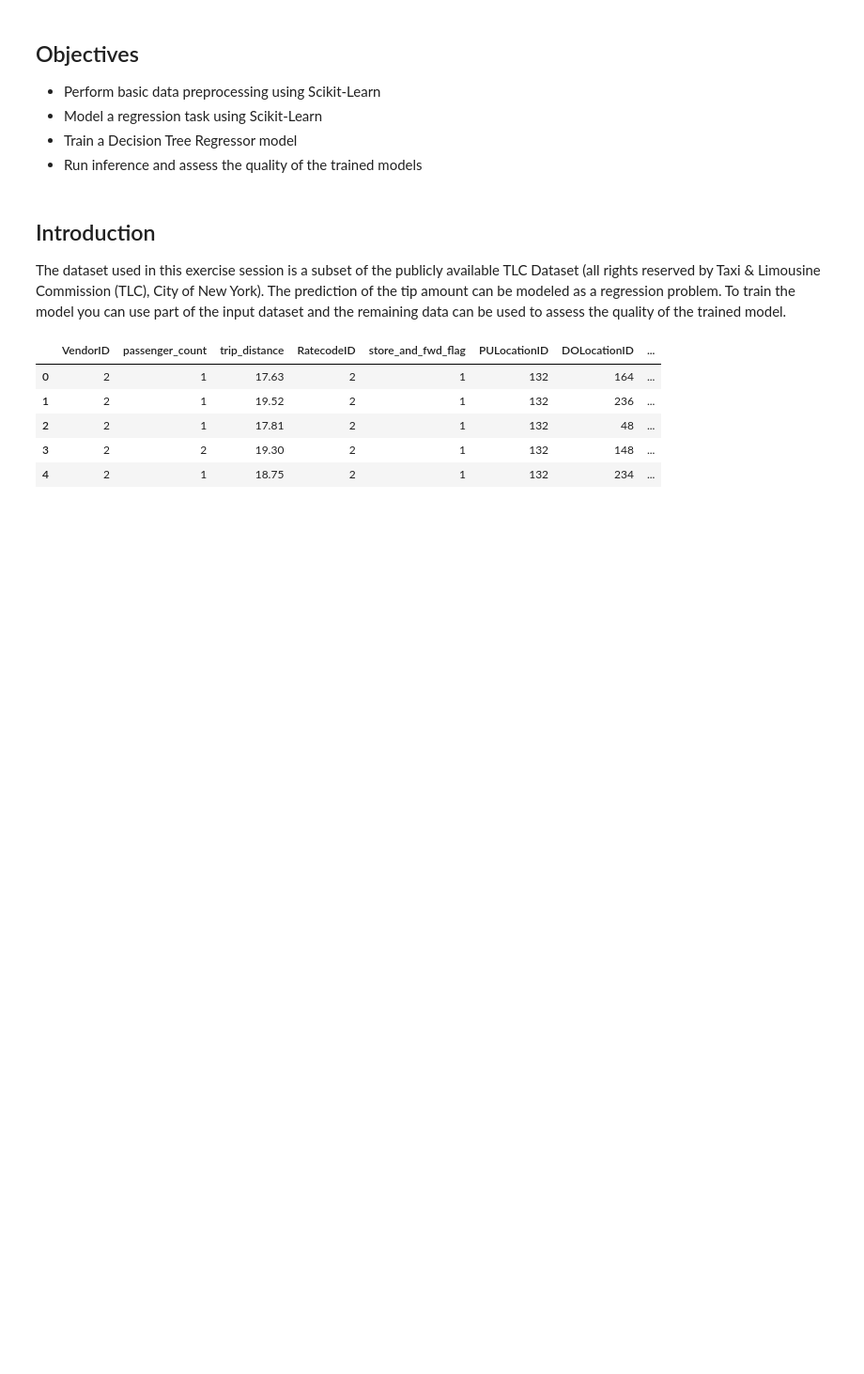
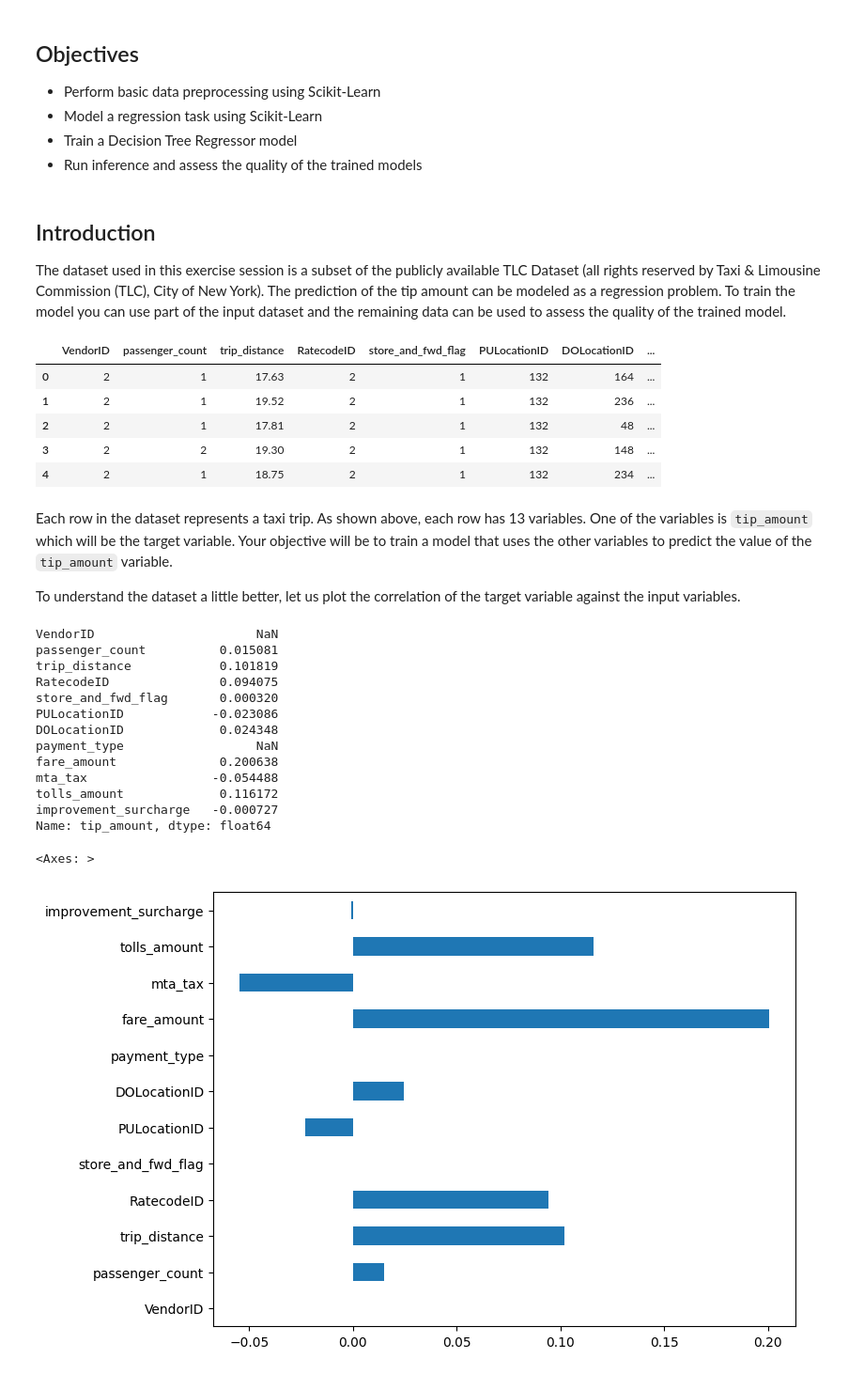
Before and after one commit to VishSeran/machine-learning-models, a Jupyter notebook: regression-tree-model/Regression-Tree.ipynb, the cells around one changed output. Shown at 94% size. Saved outputs shown, nothing was run; the diff lists cells and outputs as text; code cells hidden in the pictures; blank space fills up the shorter version.

Commit message:
correlation analysis

```diff
--- a/regression-tree-model/Regression-Tree.ipynb
+++ b/regression-tree-model/Regression-Tree.ipynb
@@ -39,3 +39,28 @@ df.head()
 | 2 | 2 | 1 | 17.81 | 2 | 1 | 132 | 48 | ... |
 | 3 | 2 | 2 | 19.30 | 2 | 1 | 132 | 148 | ... |
 | 4 | 2 | 1 | 18.75 | 2 | 1 | 132 | 234 | ... |
+# %% [markdown]
+Each row in the dataset represents a taxi trip. As shown above, each row has 13 variables. One of the variables is `tip_amount` which will be the target variable. Your objective will be to train a model that uses the other variables to predict the value of the `tip_amount` variable.
+
+To understand the dataset a little better, let us plot the correlation of the target variable against the input variables.
+# %%
+
+correlation_values = df.corr()['tip_amount'].drop('tip_amount')
+print(correlation_values)
+correlation_values.plot(kind='barh', figsize=(8,6))
+# %% [output]
+VendorID                      NaN
+passenger_count          0.015081
+trip_distance            0.101819
+RatecodeID               0.094075
+store_and_fwd_flag       0.000320
+PULocationID            -0.023086
+DOLocationID             0.024348
+payment_type                  NaN
+fare_amount              0.200638
+mta_tax                 -0.054488
+tolls_amount             0.116172
+improvement_surcharge   -0.000727
+Name: tip_amount, dtype: float64
+<Axes: >
+[figure, added]
```
